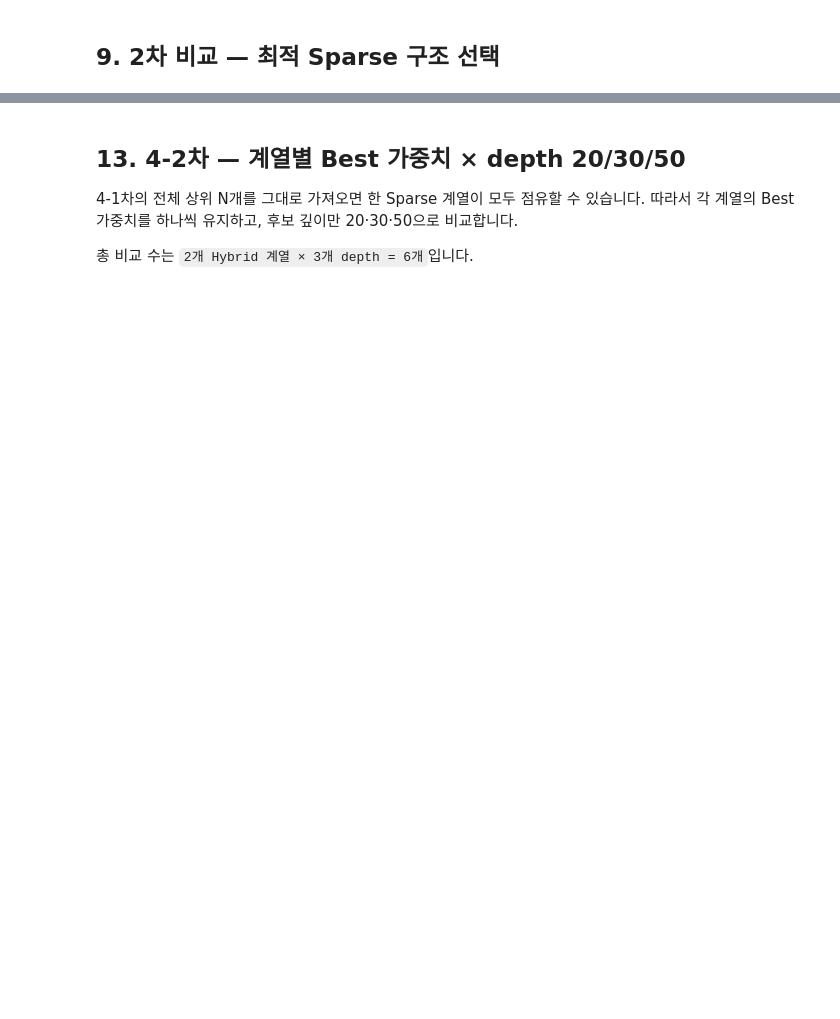
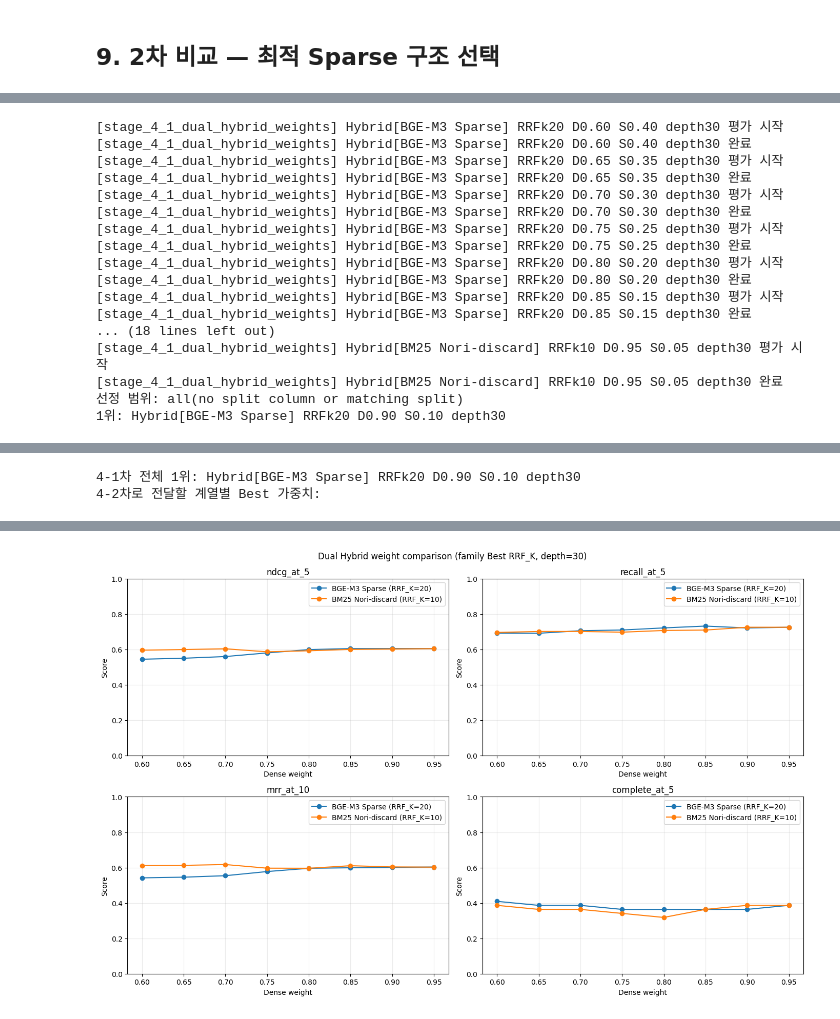
Before and after one commit to AI-NLP05-Team06/Project03, a Jupyter notebook: Development/유민규/KDIC_Retrieval_Evaluation.ipynb, the cells around one changed output, grey strips where cells are left out. Drawn from its saved outputs; the diff is of its cells as text; code cells hidden in the pictures; blank space fills up the shorter version.

```diff
--- a/Development/유민규/KDIC_Retrieval_Evaluation.ipynb
+++ b/Development/유민규/KDIC_Retrieval_Evaluation.ipynb
@@ -2479,11 +3282,15 @@ BM25 계열을 전체 1차 승자로 무조건 고정하지 않고, 사용자가
 # %%
 from kdic_retrieval_eval import CachedRetriever, collect_rankings
 
-MAX_HYBRID_DEPTH = max(max(HYBRID_DEPTHS), HYBRID_WEIGHT_DEPTH)
+MAX_HYBRID_DEPTH = max(
+    max(HYBRID_DEPTHS),
+    HYBRID_WEIGHT_DEPTH,
+    RRF_K_COMPARISON_DEPTH,
+)
 
-# 사용자가 Hybrid Dense 축으로 지정한 구조화 Dense를 명시적으로 고정합니다.
-HYBRID_DENSE_METHOD = "BGE-M3 Dense-structured"
-hybrid_dense_retriever = bge_dense_structured_retriever
+# 3차 Dense 비교 승자를 4단계 Hybrid의 Dense 축으로 자동 전달합니다.
+HYBRID_DENSE_METHOD = best_dense_method
+hybrid_dense_retriever = best_dense_retriever
 
 # BM25 Hybrid 축은 Nori-none과 Nori-discard 중 동일 선정 기준에서 더 높은 방식을 사용합니다.
 bm25_hybrid_candidate_methods = [
@@ -2496,7 +3303,6 @@ bm25_hybrid_board = stage1_leaderboard[
 if bm25_hybrid_board.empty:
     raise RuntimeError("BM25 Hybrid 후보인 Nori-none/discard 평가 결과가 없습니다.")
 
-# stage1_leaderboard는 이미 nDCG@5 → Recall@5 → MRR@10 → 지연시간으로 정렬되어 있습니다.
 BM25_HYBRID_METHOD = str(bm25_hybrid_board.iloc[0]["method"])
 BM25_HYBRID_MODE = ANALYZER_MODES[BM25_HYBRID_METHOD]
 bm25_hybrid_retriever = stage1_retrievers[BM25_HYBRID_METHOD]
@@ -2506,7 +3312,7 @@ BM25_SPARSE_FAMILY = f"BM25 Nori-{BM25_HYBRID_MODE}"
 
 hybrid_sparse_families = {
     BGE_SPARSE_FAMILY: {
-        "sparse_method": "BGE-M3 Sparse-structured",
+        "sparse_method": "BGE-M3 Sparse-structured (local)",
         "retriever": bge_sparse_retriever,
     },
     BM25_SPARSE_FAMILY: {
@@ -2558,36 +3584,23 @@ for family, rankings in hybrid_sparse_rankings_by_family.items():
 # %%
-from kdic_retrieval_eval import HybridRRFRetriever
-
-
-def make_hybrid_method_name(
-    family: str,
-    dense_weight: float,
-    sparse_weight: float,
-    candidate_depth: int,
-) -> str:
-    return (
-        f"Hybrid[{family}] "
-        f"D{dense_weight:.2f} S{sparse_weight:.2f} "
-        f"depth{candidate_depth}"
-    )
-
-
 stage41_name = "stage_4_1_dual_hybrid_weights"
 stage41_retrievers = {}
 stage41_configs = {}
 
 for family, family_spec in hybrid_sparse_families.items():
+    selected_rrf_k = best_rrf_k_by_family[family]
     for dense_weight, sparse_weight in HYBRID_WEIGHT_PAIRS:
         method = make_hybrid_method_name(
             family,
             dense_weight,
             sparse_weight,
             HYBRID_WEIGHT_DEPTH,
+            selected_rrf_k,
         )
         stage41_configs[method] = {
             "hybrid_family": family,
             "dense_method": HYBRID_DENSE_METHOD,
             "sparse_method": family_spec["sparse_method"],
+            "rrf_k": selected_rrf_k,
             "dense_weight": dense_weight,
             "sparse_weight": sparse_weight,
             "candidate_depth": HYBRID_WEIGHT_DEPTH,
@@ -2596,7 +3609,7 @@ for family, family_spec in hybrid_sparse_families.items():
             cached_hybrid_dense,
             cached_hybrid_sparse_by_family[family],
             candidate_depth=HYBRID_WEIGHT_DEPTH,
-            rrf_k=CONFIG.rrf_k,
+            rrf_k=selected_rrf_k,
             dense_weight=dense_weight,
             sparse_weight=sparse_weight,
         )
@@ -2613,11 +3626,11 @@ best_weight_method_overall, stage41_leaderboard = select_stage(
     stage41_results,
 )
 
-# 설정값을 leaderboard에 붙여 대시보드와 CSV에서 바로 비교할 수 있게 합니다.
 for column in [
     "hybrid_family",
     "dense_method",
     "sparse_method",
+    "rrf_k",
     "dense_weight",
     "sparse_weight",
     "candidate_depth",
@@ -2642,6 +3655,7 @@ stage41_leaderboard.to_csv(
 best_weight_methods_by_family = {}
 best_weight_configs_by_family = {}
 family_winner_rows = []
+
 for family in hybrid_sparse_families:
     family_board = stage41_leaderboard[
         stage41_leaderboard["hybrid_family"] == family
@@ -2667,6 +3681,7 @@ display(
         [
             "hybrid_family",
             "sparse_method",
+            "rrf_k",
             "dense_weight",
             "sparse_weight",
             "ndcg_at_5",
@@ -2678,7 +3693,6 @@ display(
     ]
 )
 
-# 가중치 변화가 지표에 미치는 영향을 계열별 선 그래프로 저장합니다.
 weight_plot_metrics = [
     "ndcg_at_5",
     "recall_at_5",
@@ -2695,7 +3709,10 @@ for axis, metric in zip(axes.flat, weight_plot_metrics):
             subset["dense_weight"],
             subset[metric],
             marker="o",
-            label=family,
+            label=(
+                f"{family} "
+                f"(RRF_K={best_rrf_k_by_family[family]})"
+            ),
         )
     axis.set_title(metric)
     axis.set_xlabel("Dense weight")
@@ -2704,7 +3721,7 @@ for axis, metric in zip(axes.flat, weight_plot_metrics):
     axis.set_ylim(0, 1)
     axis.grid(alpha=0.25)
     axis.legend()
-fig.suptitle("Dual Hybrid weight comparison (depth=30)")
+fig.suptitle("Dual Hybrid weight comparison (family Best RRF_K, depth=30)")
 fig.tight_layout()
 fig.savefig(
     stage41_dir / "metric_comparison.png",
@@ -2712,3 +3729,21 @@ fig.savefig(
     bbox_inches="tight",
 )
 plt.show()
+# %% [output]
+[stage_4_1_dual_hybrid_weights] Hybrid[BGE-M3 Sparse] RRFk20 D0.60 S0.40 depth30 평가 시작
+[stage_4_1_dual_hybrid_weights] Hybrid[BGE-M3 Sparse] RRFk20 D0.60 S0.40 depth30 완료
+[stage_4_1_dual_hybrid_weights] Hybrid[BGE-M3 Sparse] RRFk20 D0.65 S0.35 depth30 평가 시작
+[stage_4_1_dual_hybrid_weights] Hybrid[BGE-M3 Sparse] RRFk20 D0.65 S0.35 depth30 완료
+[stage_4_1_dual_hybrid_weights] Hybrid[BGE-M3 Sparse] RRFk20 D0.70 S0.30 depth30 평가 시작
+[stage_4_1_dual_hybrid_weights] Hybrid[BGE-M3 Sparse] RRFk20 D0.70 S0.30 depth30 완료
+[stage_4_1_dual_hybrid_weights] Hybrid[BGE-M3 Sparse] RRFk20 D0.75 S0.25 depth30 평가 시작
+[stage_4_1_dual_hybrid_weights] Hybrid[BGE-M3 Sparse] RRFk20 D0.75 S0.25 depth30 완료
+[stage_4_1_dual_hybrid_weights] Hybrid[BGE-M3 Sparse] RRFk20 D0.80 S0.20 depth30 평가 시작
+[stage_4_1_dual_hybrid_weights] Hybrid[BGE-M3 Sparse] RRFk20 D0.80 S0.20 depth30 완료
+[stage_4_1_dual_hybrid_weights] Hybrid[BGE-M3 Sparse] RRFk20 D0.85 S0.15 depth30 평가 시작
+[stage_4_1_dual_hybrid_weights] Hybrid[BGE-M3 Sparse] RRFk20 D0.85 S0.15 depth30 완료
+... (18 lines left out)
+[stage_4_1_dual_hybrid_weights] Hybrid[BM25 Nori-discard] RRFk10 D0.95 S0.05 depth30 평가 시작
+[stage_4_1_dual_hybrid_weights] Hybrid[BM25 Nori-discard] RRFk10 D0.95 S0.05 depth30 완료
+선정 범위: all(no split column or matching split)
+1위: Hybrid[BGE-M3 Sparse] RRFk20 D0.90 S0.10 depth30
@@ -2714,0 +3767,2 @@ plt.show()
+4-1차 전체 1위: Hybrid[BGE-M3 Sparse] RRFk20 D0.90 S0.10 depth30
+4-2차로 전달할 계열별 Best 가중치:
@@ -2715,7 +3772 @@ plt.show()
+[figure, added]
-# %% [markdown]
-## 13. 4-2차 — 계열별 Best 가중치 × depth 20/30/50
-
-4-1차의 전체 상위 N개를 그대로 가져오면 한 Sparse 계열이 모두 점유할 수 있습니다.
-따라서 각 계열의 Best 가중치를 하나씩 유지하고, 후보 깊이만 20·30·50으로 비교합니다.
-
-총 비교 수는 `2개 Hybrid 계열 × 3개 depth = 6개`입니다.
```
Also changed, not shown: parts of 41 cells of this notebook.
